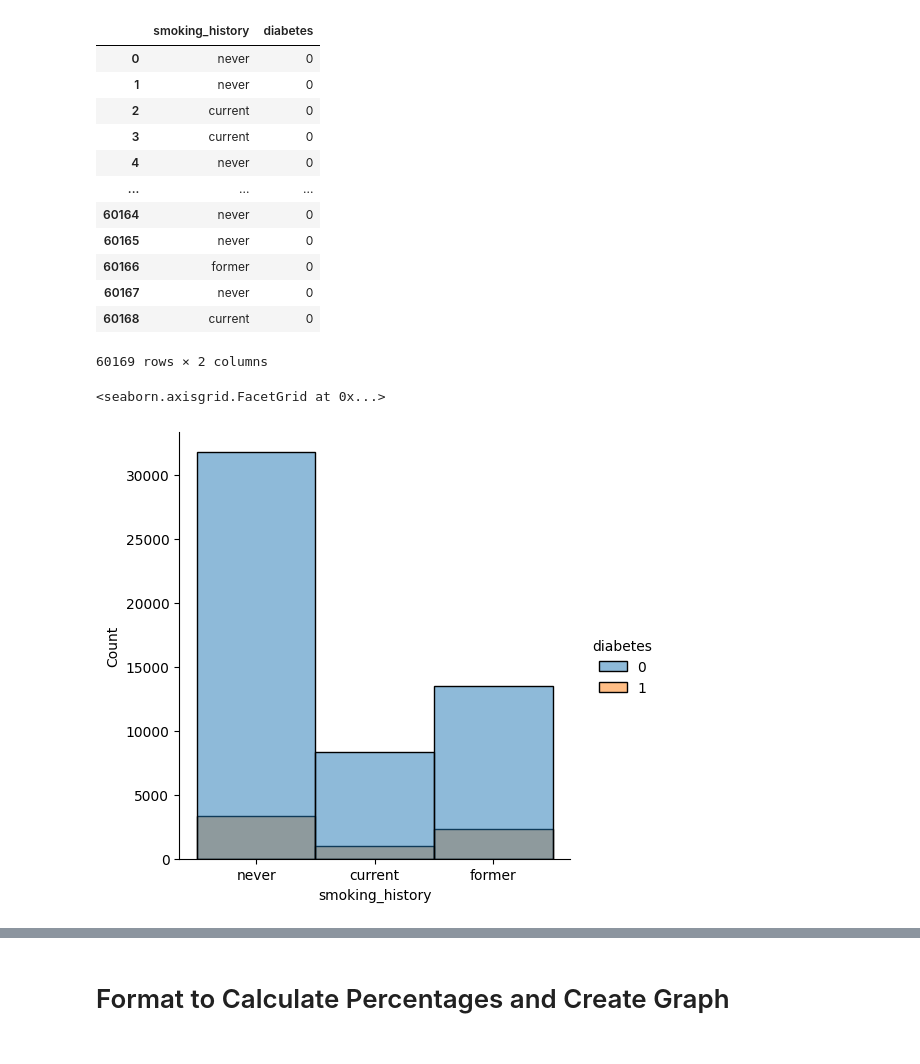
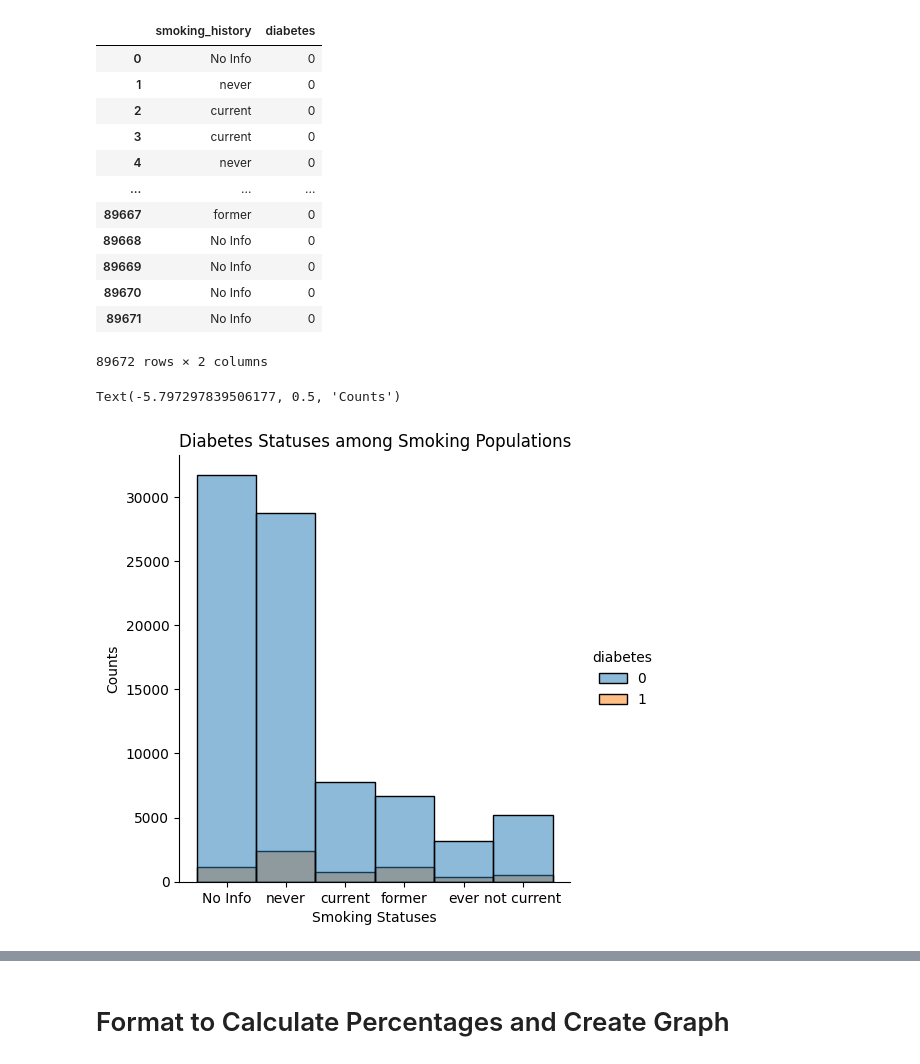
Before and after one commit to Daphne-Qin/deep-2023, a Jupyter notebook: project/smoking_diabetes.ipynb, the cells around one changed output, grey strips where cells are left out. Cells and saved outputs as stored; diff of their text form; code cells hidden in the pictures.

Commit message:
finish smoking analysis

```diff
--- a/project/smoking_diabetes.ipynb
+++ b/project/smoking_diabetes.ipynb
@@ -4,7 +4,7 @@ import pandas as pd
 import matplotlib.pyplot as plt
 import seaborn as sns
 # %%
-df = pd.read_csv("diabetes_clean.csv")
+df = pd.read_csv("diabetes_preprocessed.csv")
 df
 # %% [output]
 |  | gender | age | hypertension | heart_disease | smoking_history | bmi | HbA1c_level | ... |
@@ -25,23 +25,26 @@ df_smoking_diabetes = df[ ["smoking_history", "diabetes"] ]
 df_smoking_diabetes
 # %% [output]
 |  | smoking_history | diabetes |
-| 0 | never | 0 |
+| 0 | No Info | 0 |
 | 1 | never | 0 |
 | 2 | current | 0 |
 | 3 | current | 0 |
 | 4 | never | 0 |
 | ... | ... | ... |
-| 60164 | never | 0 |
-| 60165 | never | 0 |
-| 60166 | former | 0 |
-| 60167 | never | 0 |
-| 60168 | current | 0 |
+| 89667 | former | 0 |
+| 89668 | No Info | 0 |
+| 89669 | No Info | 0 |
+| 89670 | No Info | 0 |
+| 89671 | No Info | 0 |
-60169 rows × 2 columns
+89672 rows × 2 columns
 # %%
 sns.displot(df_smoking_diabetes, x="smoking_history", hue="diabetes", discrete=True)
+plt.title("Diabetes Statuses among Smoking Populations")
+plt.xlabel("Smoking Statuses")
+plt.ylabel("Counts")
 # %% [output]
-<seaborn.axisgrid.FacetGrid at 0x...>
+Text(-5.797297839506177, 0.5, 'Counts')
-[figure, old version]
+[figure, new version]
 # %%
 df_smoking_diabetes_counts = pd.DataFrame(df_smoking_diabetes.value_counts()).reset_index()
 df_smoking_diabetes_counts
```
Also changed, not shown: parts of 6 cells of this notebook.
